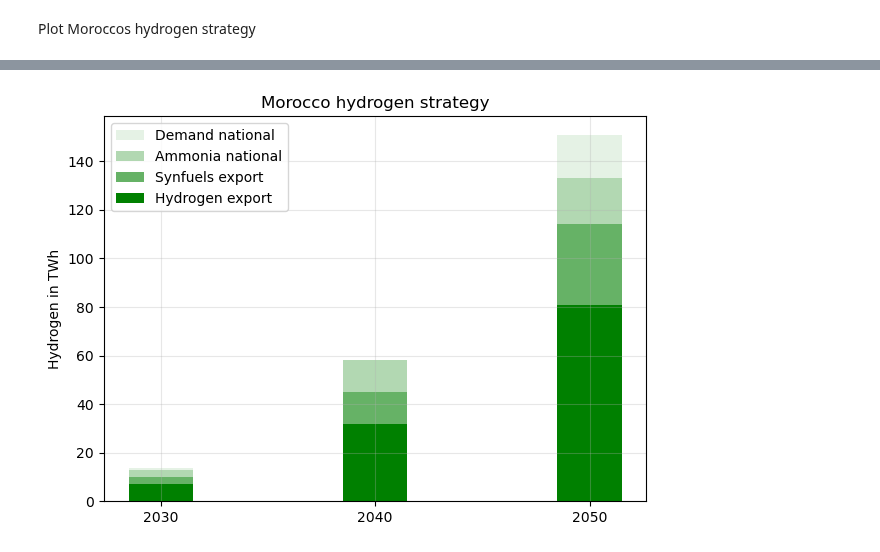
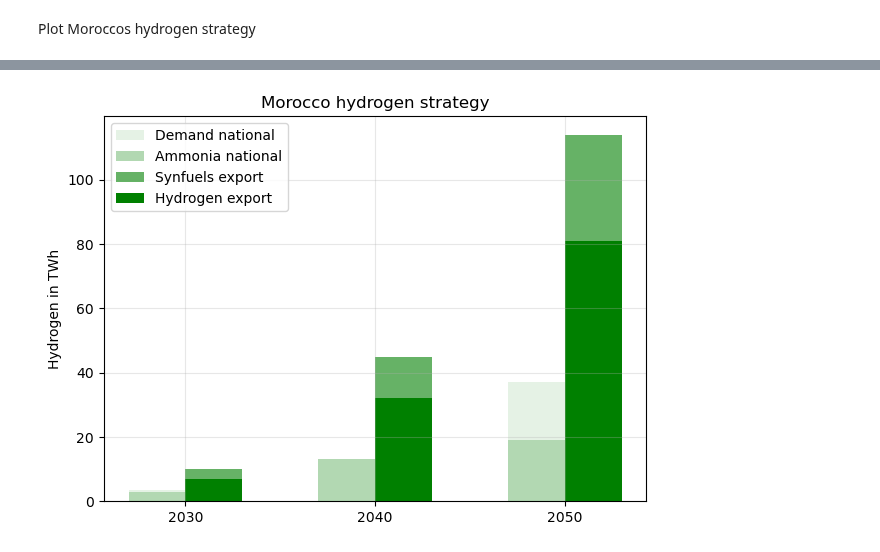
Before and after one commit to energyLS/aldehyde, a Jupyter notebook: workflow/notebooks/mar_hydrogen_strategy.ipynb, the cells around one changed output, grey strips where cells are left out. Drawn from its saved outputs; the diff is of its cells as text; code cells hidden in the pictures.

Commit message:
feat: create semistacked hydrogen strategy tackling #46

```diff
--- a/workflow/notebooks/mar_hydrogen_strategy.ipynb
+++ b/workflow/notebooks/mar_hydrogen_strategy.ipynb
@@ -22,7 +22,7 @@ import matplotlib.pyplot as plt
 import numpy as np
 
 # define if grouped or stacked
-TYPE= "stacked" # "grouped" or "stacked"
+TYPE= "semistacked" # "grouped" or "stacked" or "semistacked"
 
 # copy the data
 df_plot = df
@@ -44,36 +44,47 @@ if TYPE=="stacked":
     width = 0.3
     # create the bars for each technology (STACKED)
     demand_national = plt.bar(index, df_plot['demand_national'], width, bottom=df_plot['hydrogen_export']+df_plot['synfuels_export']+df_plot['ammonia_national'], label='Demand national', color='green', alpha=0.1)
     ammonia_national = plt.bar(index, df_plot['ammonia_national'], width, bottom=df_plot['hydrogen_export']+df_plot['synfuels_export'], label='Ammonia national', color='green', alpha=0.3)
     synfuels_export = plt.bar(index, df_plot['synfuels_export'], width, bottom=df_plot['hydrogen_export'], label='Synfuels export', color='green', alpha=0.6)
     hydrogen_export = plt.bar(index, df_plot['hydrogen_export'], width, label='Hydrogen export', color='green', alpha=1)
 
     plt.xticks(index, df_plot.index)
-else:
+
+elif TYPE=="semistacked":
+
+    # get the width of each bar
+    width = 0.3
+    # create the bars for each technology (SEMISTACKED)
+    demand_national = plt.bar(index - width/2, df_plot['demand_national'], width, bottom=df_plot['ammonia_national'], label='Demand national', color='green', alpha=0.1)
+    ammonia_national = plt.bar(index - width/2, df_plot['ammonia_national'], width, label='Ammonia national', color='green', alpha=0.3)
+    synfuels_export = plt.bar(index + width/2, df_plot['synfuels_export'], width, bottom=df_plot['hydrogen_export'], label='Synfuels export', color='green', alpha=0.6)
+    hydrogen_export = plt.bar(index + width/2, df_plot['hydrogen_export'], width, label='Hydrogen export', color='green', alpha=1)
+
+    plt.xticks(index, df_plot.index)
+
+
+elif TYPE=="grouped":
     # get the width of each bar
     width = 0.15
     # create the bars for each technology (GROUPED)
     demand_national = plt.bar(index - width/2, df_plot['demand_national'], width, label='Demand national', color='green', alpha=0.1)
     ammonia_national = plt.bar(index + width/2, df_plot['ammonia_national'], width, label='Ammonia national', color='green', alpha=0.3)
     synfuels_export = plt.bar(index + width*1.5, df_plot['synfuels_export'], width, label='Synfuels export', color='green', alpha=0.6)
     hydrogen_export = plt.bar(index + width*2.5, df_plot['hydrogen_export'], width, label='Hydrogen export', color='green', alpha=1)
 
     plt.xticks(index+width, df_plot.index)
 
 # add labels and title
 plt.ylabel('Hydrogen in TWh') #TODO: is the Synfuels export demand in hydrogen or in synfuels?
 plt.title('Morocco hydrogen strategy')
 
 plt.grid(alpha=0.3)
 plt.legend(loc='best')
 
 # save the plot
-if TYPE=="stacked":
-    plt.savefig(PATH+'results/graphics/policy/mar_hydrogen_strategy_stacked.pdf', bbox_inches='tight')
-else:
-    plt.savefig(PATH+'results/graphics/policy/mar_hydrogen_strategy_grouped.pdf', bbox_inches='tight')
+plt.savefig(PATH+'results/graphics_general/policy/mar_hydrogen_strategy_'+ TYPE +'.pdf', bbox_inches='tight')
 
 # show the plot
 plt.show()
 # %% [output]
-[figure, old version]
+[figure, new version]
```
Also changed, not shown: 1 other file.
